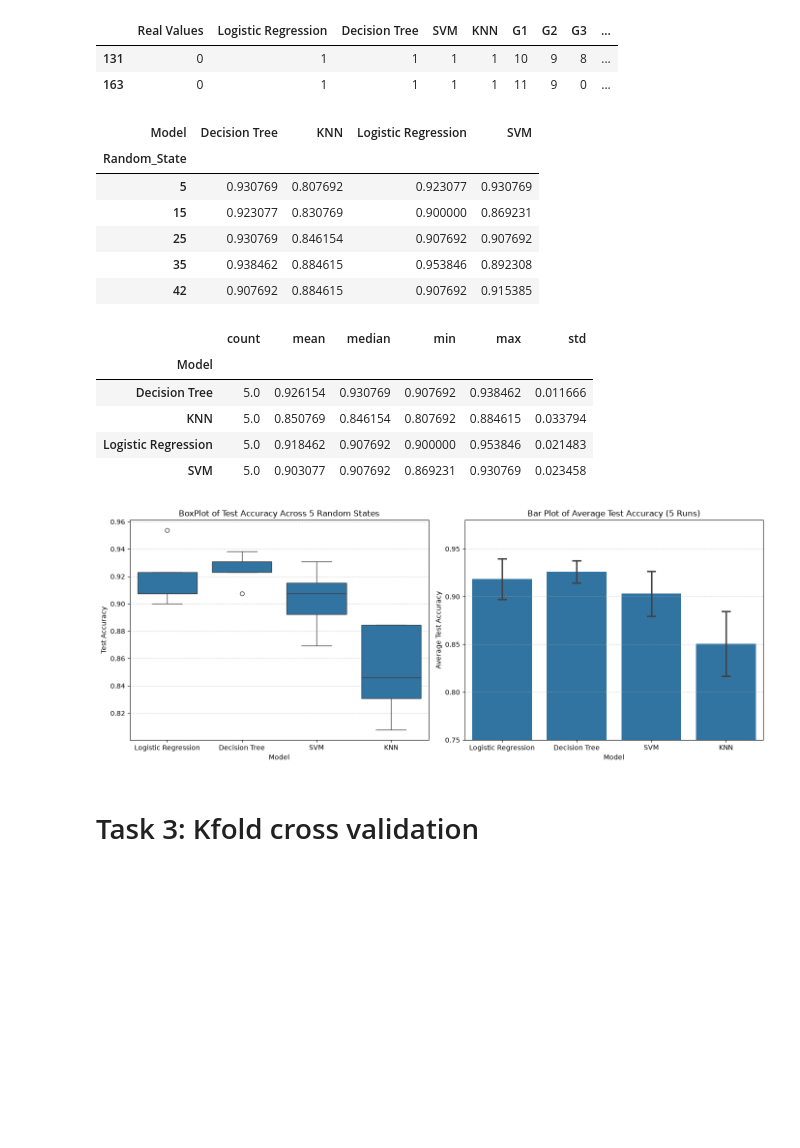
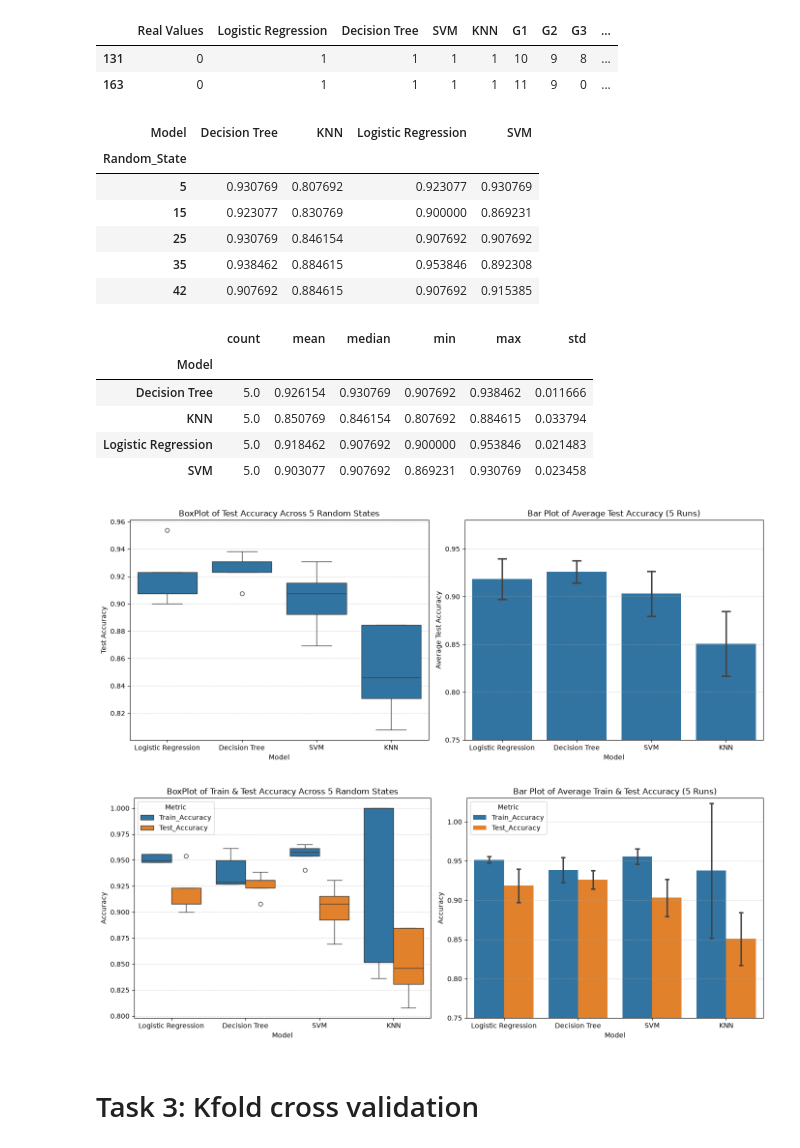
Before and after one commit to azelarabchakour/Data-science-assignments, a Jupyter notebook: Assignment-1/Code/Problem1-Classification.ipynb, the cells around one changed output. Drawn from its saved outputs; the diff is of its cells as text; code cells hidden in the pictures; blank space fills up the shorter version.

```diff
--- a/Assignment-1/Code/Problem1-Classification.ipynb
+++ b/Assignment-1/Code/Problem1-Classification.ipynb
@@ -544,33 +587,56 @@ fig, axes = plt.subplots(1, 2, figsize=(14, 5.5))
 model_order = ['Logistic Regression', 'Decision Tree', 'SVM', 'KNN']
 
 sns.boxplot(data=runs_df, x='Model', y='Test_Accuracy', order=model_order, ax=axes[0])
 axes[0].set_title('BoxPlot of Test Accuracy Across 5 Random States')
 axes[0].set_ylabel('Test Accuracy')
 axes[0].grid(axis='y', linestyle='--', alpha=0.5)
 
 sns.barplot(data=runs_df, x='Model', y='Test_Accuracy', order=model_order, errorbar='sd', capsize=0.1, ax=axes[1])
 axes[1].set_title('Bar Plot of Average Test Accuracy (5 Runs)')
 axes[1].set_ylabel('Average Test Accuracy')
 axes[1].set_ylim(0.75, 0.98)
 axes[1].grid(axis='y', linestyle='--', alpha=0.5)
 
 plt.tight_layout()
 plt.show()
+
+runs_melted = runs_df.melt(
+    id_vars=['Random_State', 'Model'],
+    value_vars=['Train_Accuracy', 'Test_Accuracy'],
+    var_name='Metric',
+    value_name='Accuracy'
+)
+
+fig, axes = plt.subplots(1, 2, figsize=(14, 5.5))
+model_order = ['Logistic Regression', 'Decision Tree', 'SVM', 'KNN']
+
+sns.boxplot(data=runs_melted, x='Model', y='Accuracy', hue='Metric', order=model_order, ax=axes[0])
+axes[0].set_title('BoxPlot of Train & Test Accuracy Across 5 Random States')
+axes[0].grid(axis='y', linestyle='--', alpha=0.5)
+
+sns.barplot(data=runs_melted, x='Model', y='Accuracy', hue='Metric', order=model_order, errorbar='sd', capsize=0.08, ax=axes[1])
+axes[1].set_title('Bar Plot of Average Train & Test Accuracy (5 Runs)')
+axes[1].set_ylim(0.75, 1.03)
+axes[1].grid(axis='y', linestyle='--', alpha=0.5)
+
+plt.tight_layout()
+plt.show()
 # %% [output]
 | Model | Decision Tree | KNN | Logistic Regression | SVM |
 | Random_State |  |  |  |  |
 | 5 | 0.930769 | 0.807692 | 0.923077 | 0.930769 |
 | 15 | 0.923077 | 0.830769 | 0.900000 | 0.869231 |
 | 25 | 0.930769 | 0.846154 | 0.907692 | 0.907692 |
 | 35 | 0.938462 | 0.884615 | 0.953846 | 0.892308 |
 | 42 | 0.907692 | 0.884615 | 0.907692 | 0.915385 |
 |  | count | mean | median | min | max | std |
 | Model |  |  |  |  |  |  |
 | Decision Tree | 5.0 | 0.926154 | 0.930769 | 0.907692 | 0.938462 | 0.011666 |
 | KNN | 5.0 | 0.850769 | 0.846154 | 0.807692 | 0.884615 | 0.033794 |
 | Logistic Regression | 5.0 | 0.918462 | 0.907692 | 0.900000 | 0.953846 | 0.021483 |
 | SVM | 5.0 | 0.903077 | 0.907692 | 0.869231 | 0.930769 | 0.023458 |
 [figure]
+[figure, added]
 # %%
 # Changing the random seed shifts the winning model: although SVM ranked first on the single
 # split in the earlier step, averaging across multiple random states reveals that the tuned
```
Also changed, not shown: parts of 10 cells of this notebook, 6 other files.
